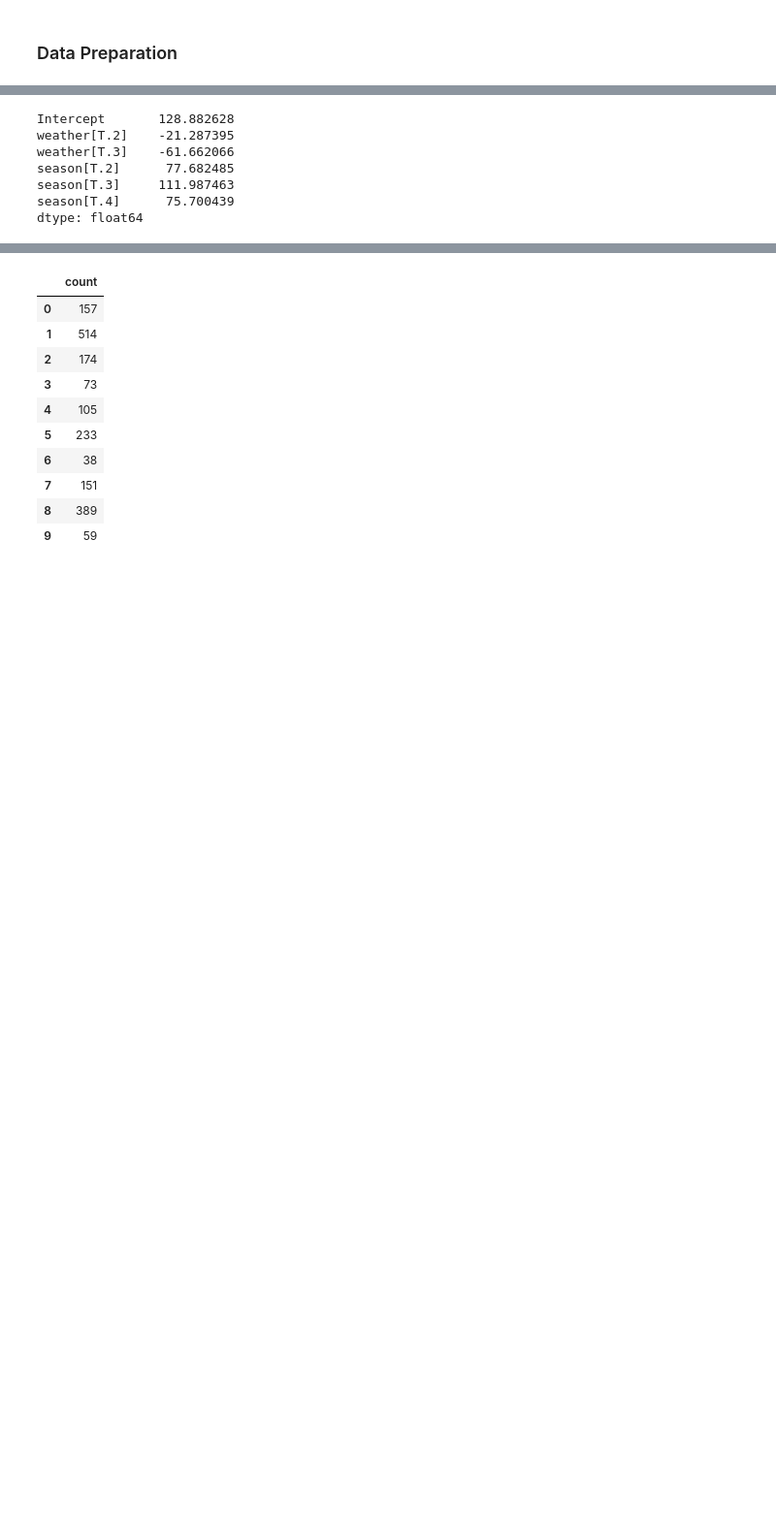
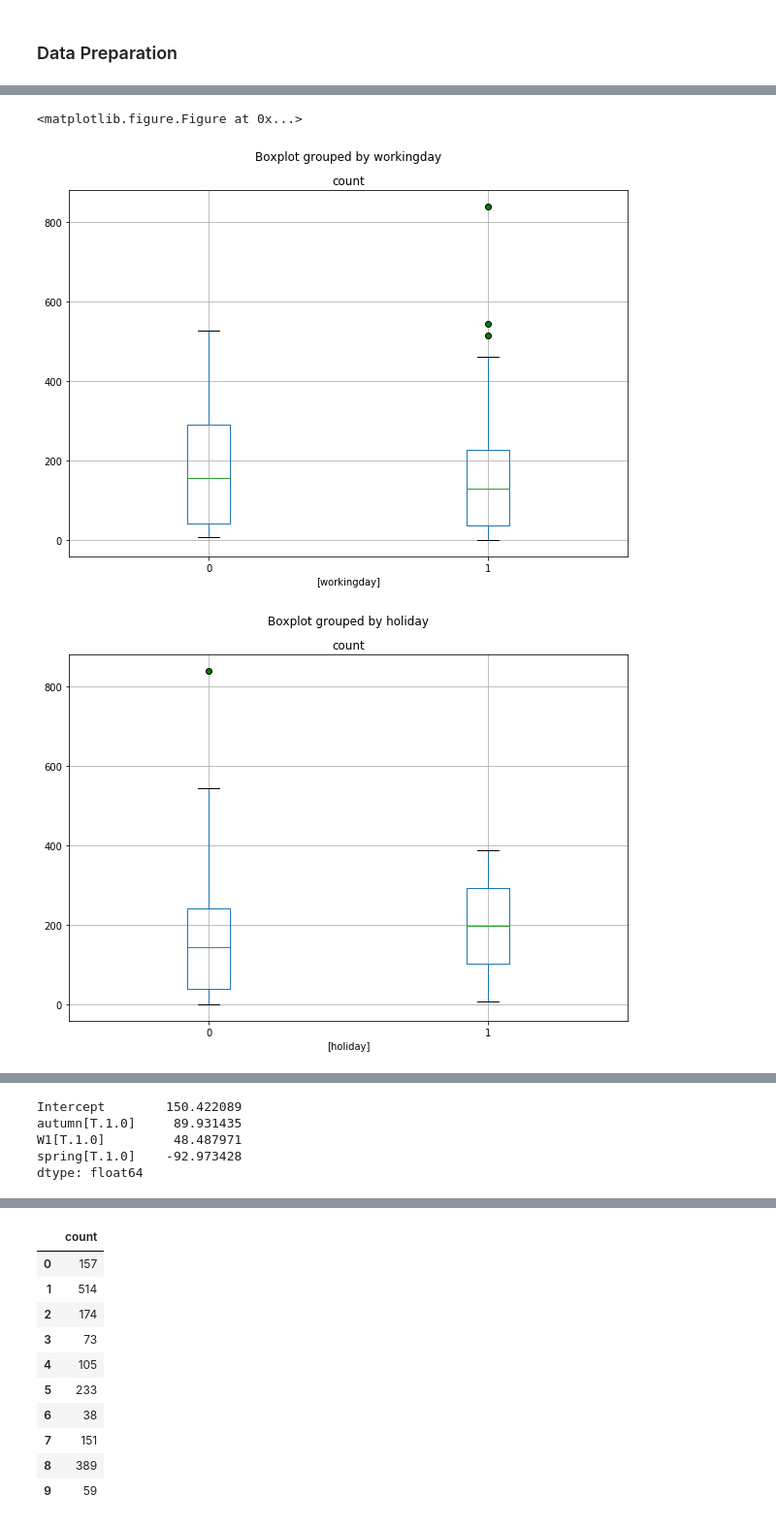
Before and after one commit to Emmet62/DAGroupProject2018, a Jupyter notebook: Bike_Sharing_Demand.ipynb, the cells around one changed output, grey strips where cells are left out. Shown: that part at 97% size. Saved outputs shown, nothing was run; the diff lists cells and outputs as text; code cells hidden in the pictures; blank space fills up the shorter version.

```diff
--- a/Bike_Sharing_Demand.ipynb
+++ b/Bike_Sharing_Demand.ipynb
@@ -341,0 +361,10 @@ train = pd.read_csv('dftrain.csv',keep_default_na=True, sep=',\s+', delimiter=',
+# %%
+#Drop weather category 4 which only has 1 true value
+df_W = df_W.drop('W4',1)
+# %%
+df_S1 = (dftrain.season==1) * 1.0
+df_S2 = (dftrain.season==2) * 1.0
+df_S3 = (dftrain.season==3) * 1.0
+df_S4 = (dftrain.season==4) * 1.0
+df_S = pd.DataFrame({'spring': df_S1, 'summer': df_S2,'autumn': df_S3,'winter': df_S4,})
+df_S[:10]
@@ -342,6 +383,10 @@ train = pd.read_csv('dftrain.csv',keep_default_na=True, sep=',\s+', delimiter=',
+# %%
+dftrain = pd.concat([dftrain, df_W, df_S], axis = 1)
+dftrain = dftrain.drop('season', 1)
+dftrain = dftrain.drop('weather', 1)
 # %%
 # Select columns containing categorical data
-categorical_columns = dftrain[['season','holiday','workingday','weather']]
+categorical_columns = dftrain[['workingday','holiday','W1','W2','W3','spring','summer','autumn','winter']]
 # Convert data type to category for these columns
 for column in categorical_columns:
     dftrain[column] = dftrain[column].astype('category')
@@ -366 +416,15 @@ count            int64
 dtype: object
+# %%
+#Boxplots showing interaction between each continuous feature and the target feature
+pp = PdfPages('categorical_vs_count_boxplots.pdf') #Save figures to a PDF
+plt.figure()
+flierprops = dict(marker='o', markerfacecolor='green', markersize=6,
+                  linestyle='none')
+for col in categorical_columns:
+    bp = dftrain.boxplot(column=['count'], by=[col], flierprops=flierprops, figsize=(10,7))
+    pp.savefig(f.get_figure())
+pp.close()
+# %% [output]
+<matplotlib.figure.Figure at 0x...>
+[figure, added]
+[figure, added]
@@ -367,16 +438,14 @@ dtype: object
 # %%
 # Build a learning machine using the subset of features chosen in part 1
-lm = sm.ols(formula="count ~ weather + season", data=dftrain).fit()
+lm = sm.ols(formula="count ~ autumn + W1 + spring", data=dftrain).fit()
 
 # Print the model parameters (e.g coefficients)
 print(lm.params)
 # %% [output]
-Intercept       128.882628
-weather[T.2]    -21.287395
-weather[T.3]    -61.662066
-season[T.2]      77.682485
-season[T.3]     111.987463
-season[T.4]      75.700439
+Intercept        150.422089
+autumn[T.1.0]     89.931435
+W1[T.1.0]         48.487971
+spring[T.1.0]    -92.973428
 dtype: float64
 # %%
 #Print the learning machine summary which is a bit more detailed than just the coefficients
```
Also changed, not shown: parts of 10 cells of this notebook, 6 other files.
